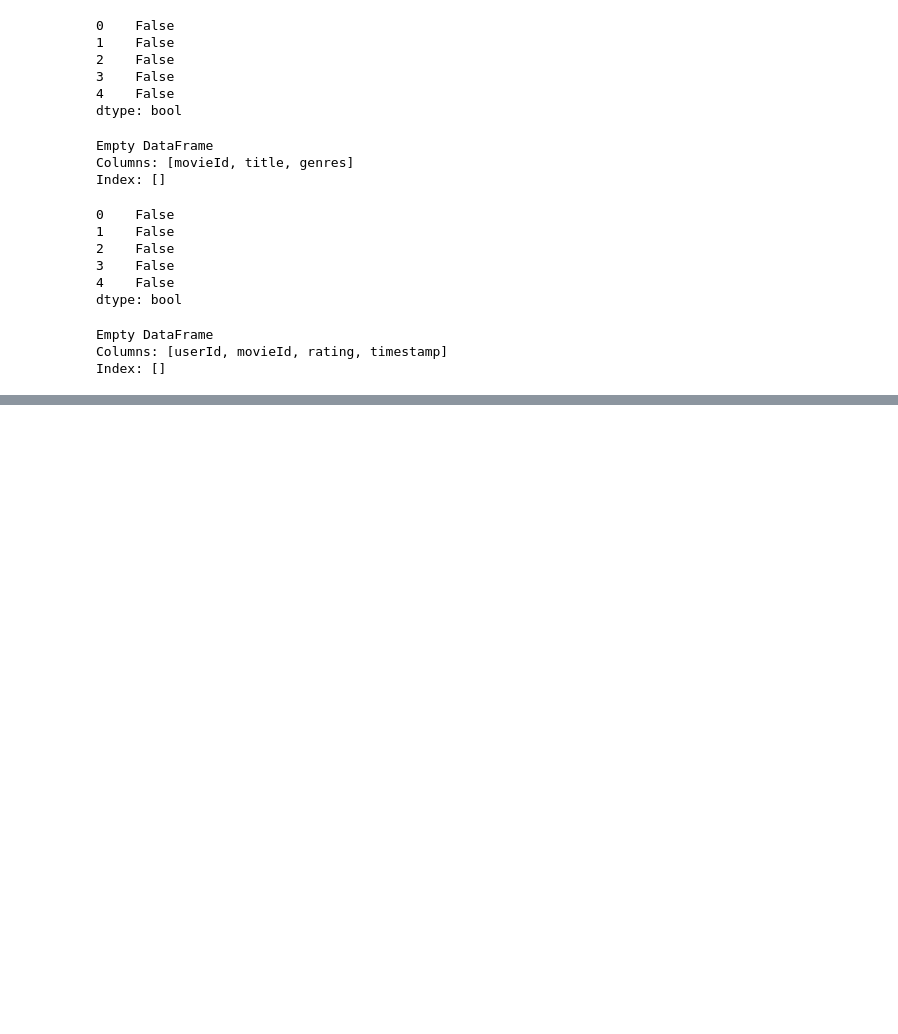
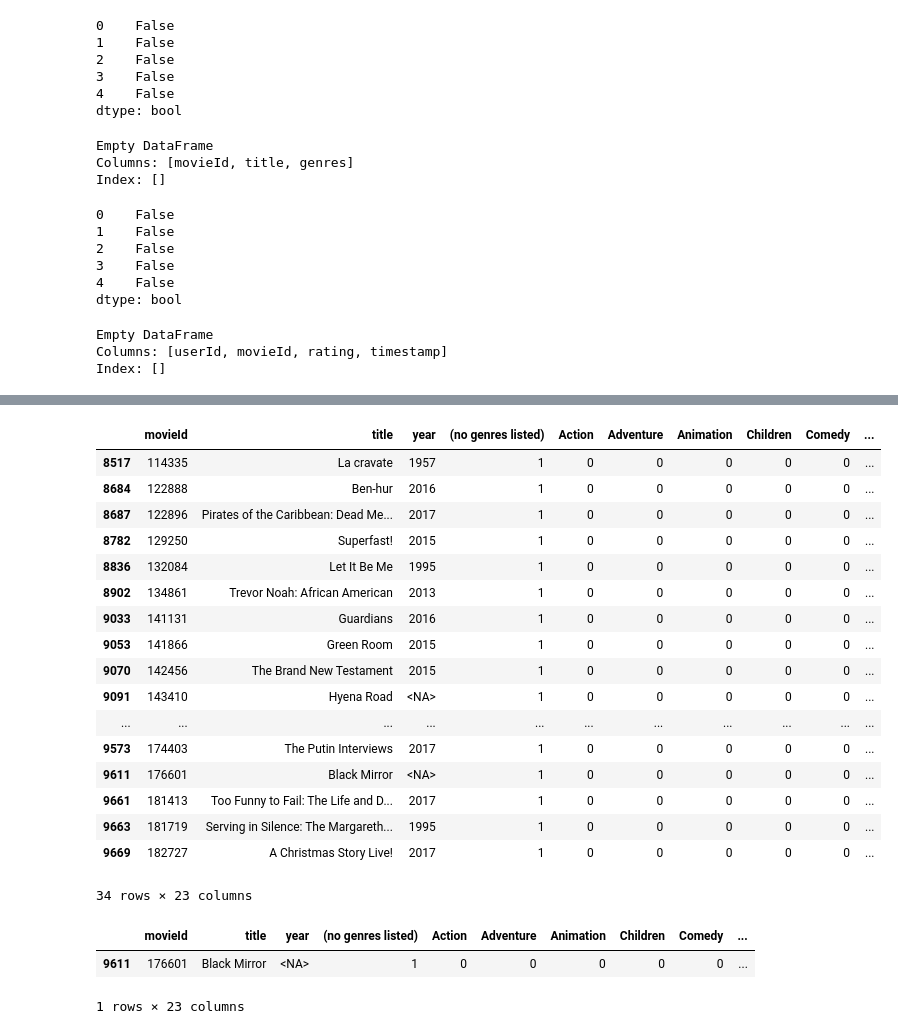
Before and after one commit to jimy-salem-52/RecSys, a Jupyter notebook: movielens-eda.ipynb, the cells around one changed output, grey strips where cells are left out. Saved outputs shown, nothing was run; the diff lists cells and outputs as text; code cells hidden in the pictures; blank space fills up the shorter version.

```diff
--- a/movielens-eda.ipynb
+++ b/movielens-eda.ipynb
@@ -89,0 +123,3 @@ There are no duplicates
+# %%
+movie_df['genres']=movie_df['genres'].str.split("|")
+movie_df.head()
@@ -89,0 +133,5 @@ There are no duplicates
+# %%
+movie_df.info()
+movie_df['title']=movie_df['title'].astype('string')
+
+movie_df.info()
@@ -89,0 +170,5 @@ There are no duplicates
+# %%
+movie_df['year'] = movie_df['title'].str.extract(r'\((\d{4})\)')
+movie_df['title'] = movie_df['title'].str.replace(r' \(\d{4}\)', '', regex=True)
+
+movie_df.head()
@@ -89,0 +182,8 @@ There are no duplicates
+# %%
+from sklearn.preprocessing import MultiLabelBinarizer
+
+mlb = MultiLabelBinarizer()
+df_genres = pd.DataFrame(mlb.fit_transform(movie_df['genres']), columns=mlb.classes_, index=movie_df.index)
+new_df = pd.concat([movie_df[['movieId', 'title', 'year']], df_genres], axis=1)
+
+new_df.head()
@@ -89,0 +198,27 @@ There are no duplicates
+# %%
+new_df.loc[new_df['(no genres listed)']>0]
+# %% [output]
+|  | movieId | title | year | (no genres listed) | Action | Adventure | Animation | Children | Comedy | ... |
+| 8517 | 114335 | La cravate | 1957 | 1 | 0 | 0 | 0 | 0 | 0 | ... |
+| 8684 | 122888 | Ben-hur | 2016 | 1 | 0 | 0 | 0 | 0 | 0 | ... |
+| 8687 | 122896 | Pirates of the Caribbean: Dead Me... | 2017 | 1 | 0 | 0 | 0 | 0 | 0 | ... |
+| 8782 | 129250 | Superfast! | 2015 | 1 | 0 | 0 | 0 | 0 | 0 | ... |
+| 8836 | 132084 | Let It Be Me | 1995 | 1 | 0 | 0 | 0 | 0 | 0 | ... |
+| 8902 | 134861 | Trevor Noah: African American | 2013 | 1 | 0 | 0 | 0 | 0 | 0 | ... |
+| 9033 | 141131 | Guardians | 2016 | 1 | 0 | 0 | 0 | 0 | 0 | ... |
+| 9053 | 141866 | Green Room | 2015 | 1 | 0 | 0 | 0 | 0 | 0 | ... |
+| 9070 | 142456 | The Brand New Testament | 2015 | 1 | 0 | 0 | 0 | 0 | 0 | ... |
+| 9091 | 143410 | Hyena Road | <NA> | 1 | 0 | 0 | 0 | 0 | 0 | ... |
+| ... | ... | ... | ... | ... | ... | ... | ... | ... | ... | ... |
+| 9573 | 174403 | The Putin Interviews | 2017 | 1 | 0 | 0 | 0 | 0 | 0 | ... |
+| 9611 | 176601 | Black Mirror | <NA> | 1 | 0 | 0 | 0 | 0 | 0 | ... |
+| 9661 | 181413 | Too Funny to Fail: The Life and D... | 2017 | 1 | 0 | 0 | 0 | 0 | 0 | ... |
+| 9663 | 181719 | Serving in Silence: The Margareth... | 1995 | 1 | 0 | 0 | 0 | 0 | 0 | ... |
+| 9669 | 182727 | A Christmas Story Live! | 2017 | 1 | 0 | 0 | 0 | 0 | 0 | ... |
+34 rows × 23 columns
+# %%
+new_df.loc[new_df['title']=='Black Mirror']
+# %% [output]
+|  | movieId | title | year | (no genres listed) | Action | Adventure | Animation | Children | Comedy | ... |
+| 9611 | 176601 | Black Mirror | <NA> | 1 | 0 | 0 | 0 | 0 | 0 | ... |
+1 rows × 23 columns
```
Also changed, not shown: parts of 19 cells of this notebook.
